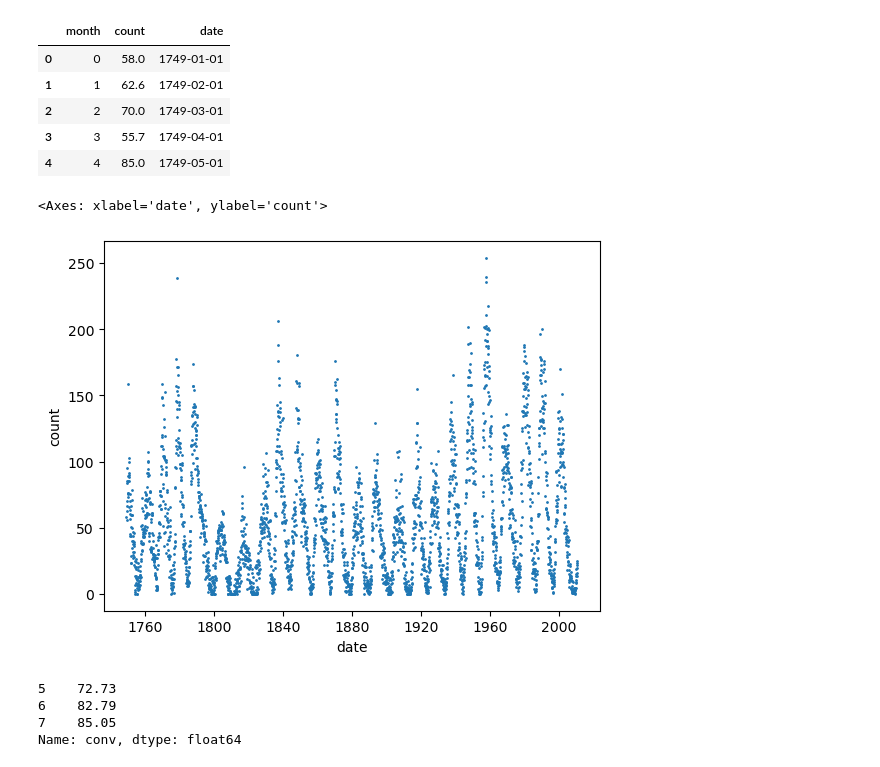
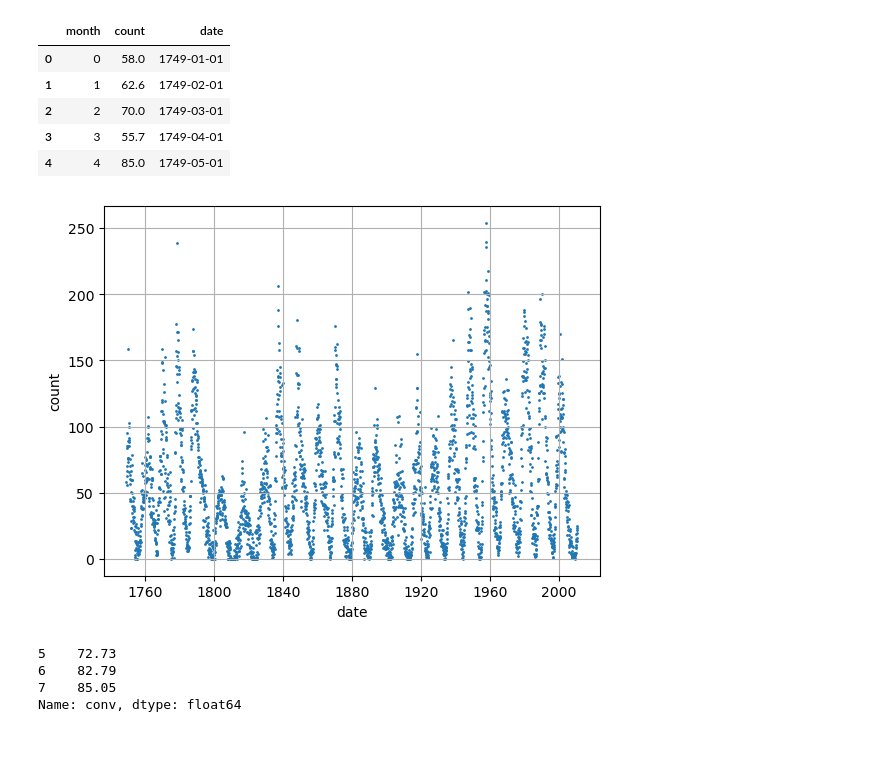
Before and after one commit to fractalclockwork/ComputationalPhysics, a Jupyter notebook: sunspots.ipynb, the cells around one changed output. Saved outputs shown, nothing was run; the diff lists cells and outputs as text; code cells hidden in the pictures.

```diff
--- a/sunspots.ipynb
+++ b/sunspots.ipynb
@@ -157,9 +159,9 @@ df.head()
 | 4 | 4 | 85.0 | 1749-05-01 |
 # %%
 df.plot(kind='scatter', x="date", y="count", s=1)
+plt.grid()
 # %% [output]
-<Axes: xlabel='date', ylabel='count'>
-[figure, old version]
+[figure, new version]
 # %%
 r = 5
 
```
Also changed, not shown: parts of 10 cells of this notebook, 1 other file.
